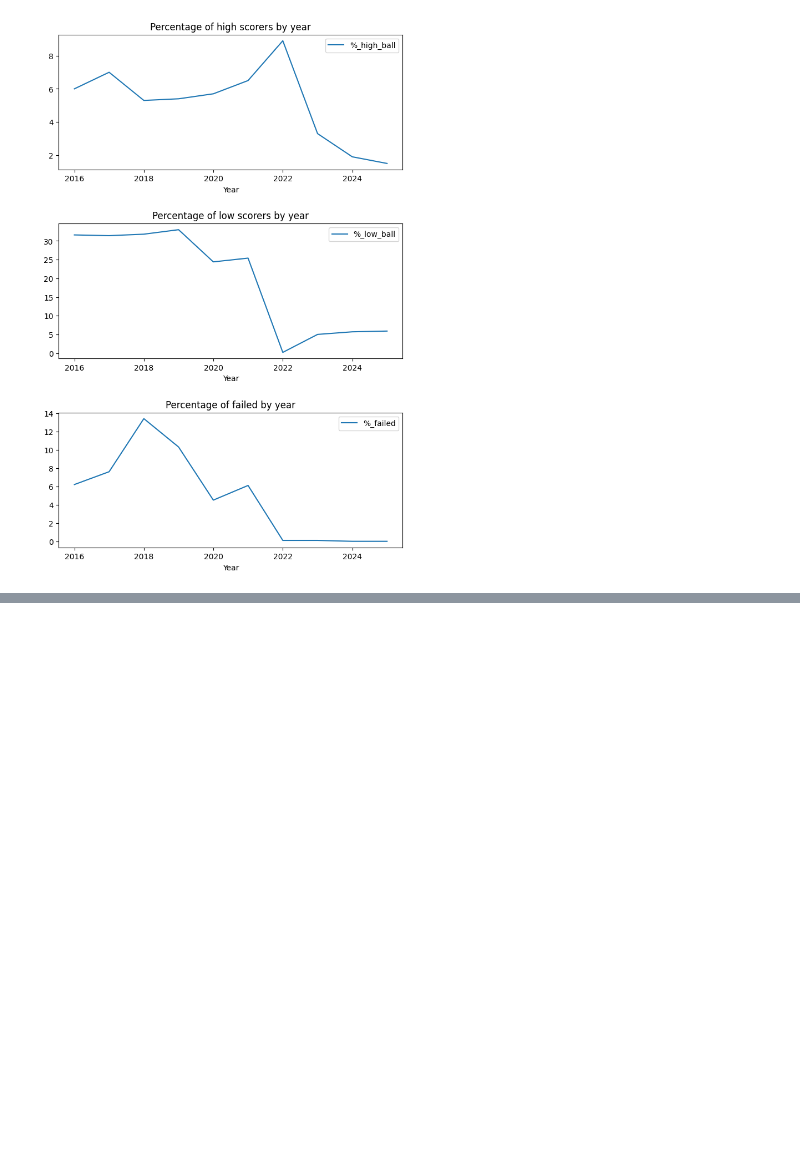
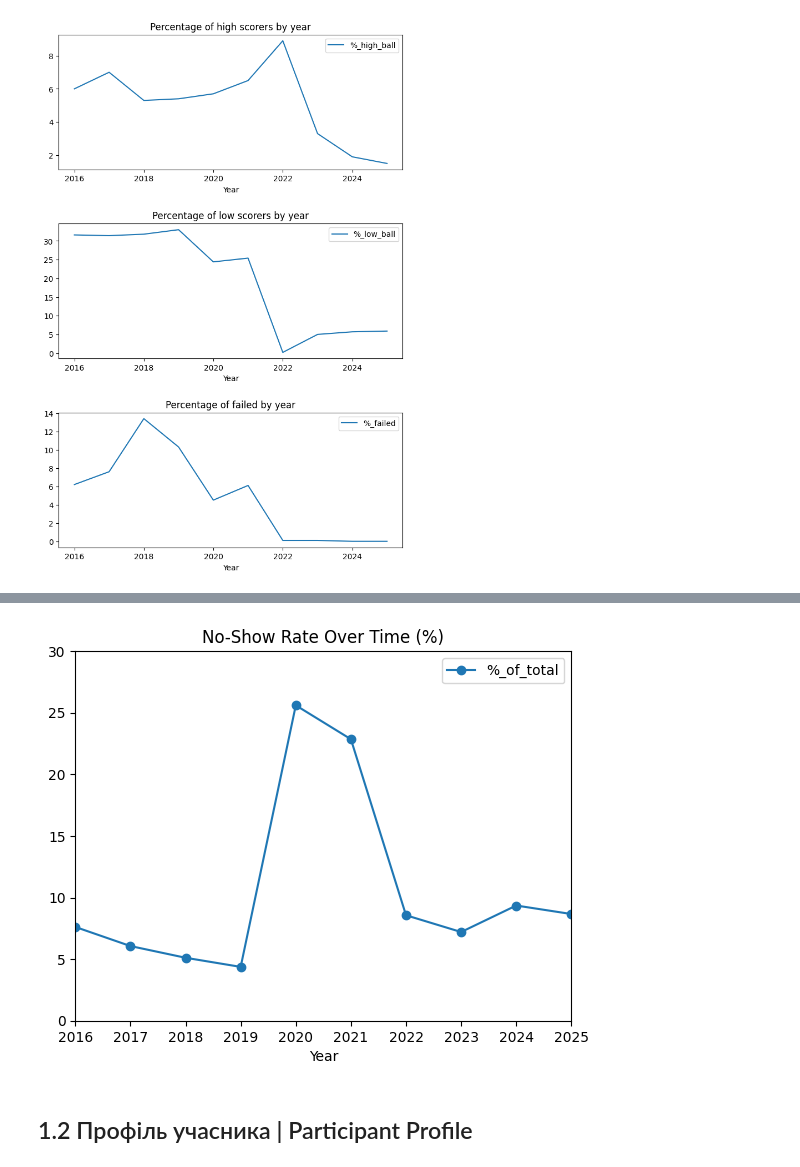
Before and after one commit to Chocopie-DA/ZNO-NMT-score-analysis, a Jupyter notebook: analysis_zno_nmt.ipynb, the cells around one changed output, grey strips where cells are left out. Drawn from its saved outputs; the diff is of its cells as text; code cells hidden in the pictures; blank space fills up the shorter version.

```diff
--- a/analysis_zno_nmt.ipynb
+++ b/analysis_zno_nmt.ipynb
@@ -482,0 +496,13 @@ A clear decline in the share of high scorers, low scorers, and participants who
+# %%
+fig, ax = plt.subplots()
+
+total_tests.plot(x='Year', y='%_of_total', kind='line', marker='o', ax=ax)
+ax.set_ylim(0, 30)
+ax.set_xlim(2016, 2025)
+ax.set_title('No-Show Rate Over Time (%)')
+
+no_show_rate_by_year = fig
+# %% [output]
+[figure, added]
+# %% [markdown]
+## 1.2 Профіль учасника | Participant Profile
```
Also changed, not shown: parts of 62 cells of this notebook.
